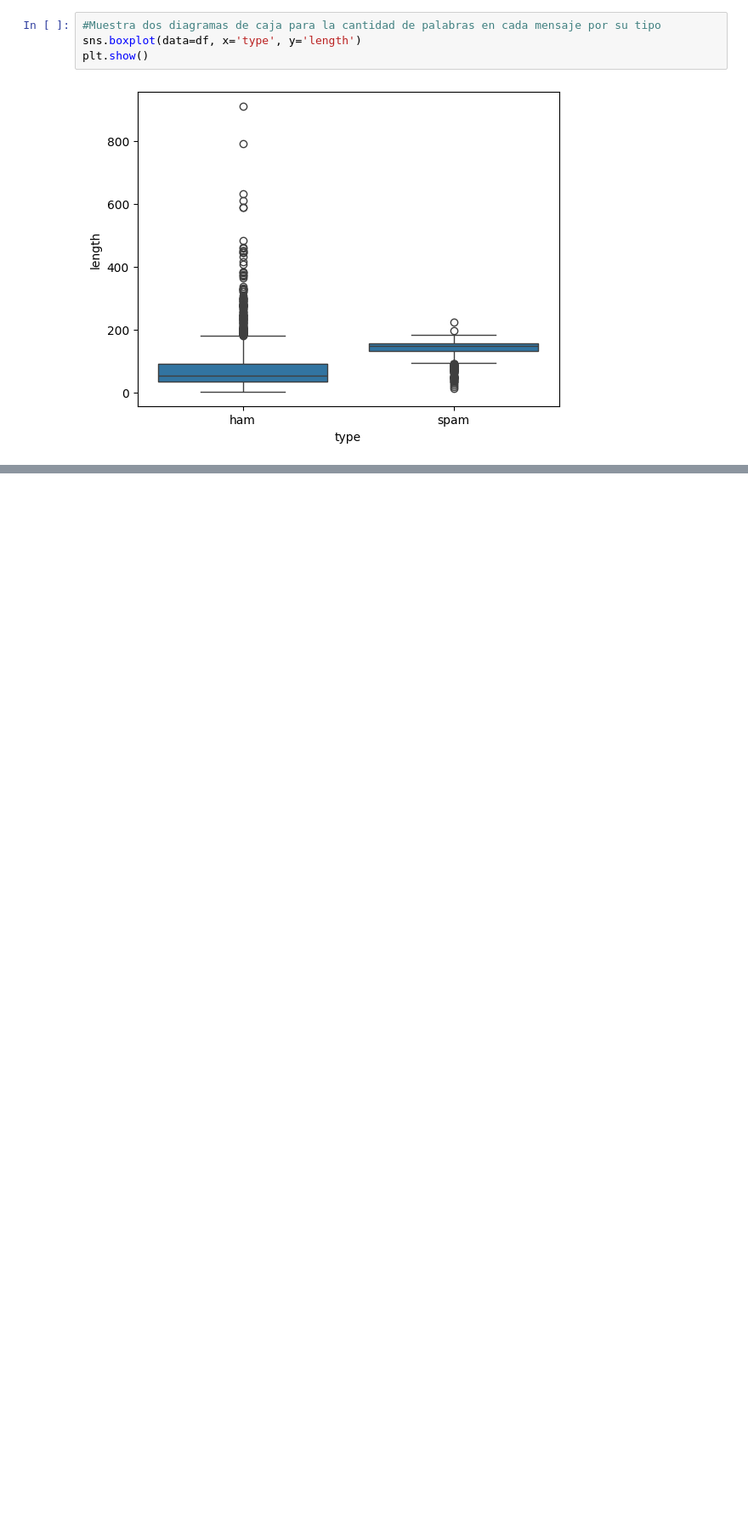
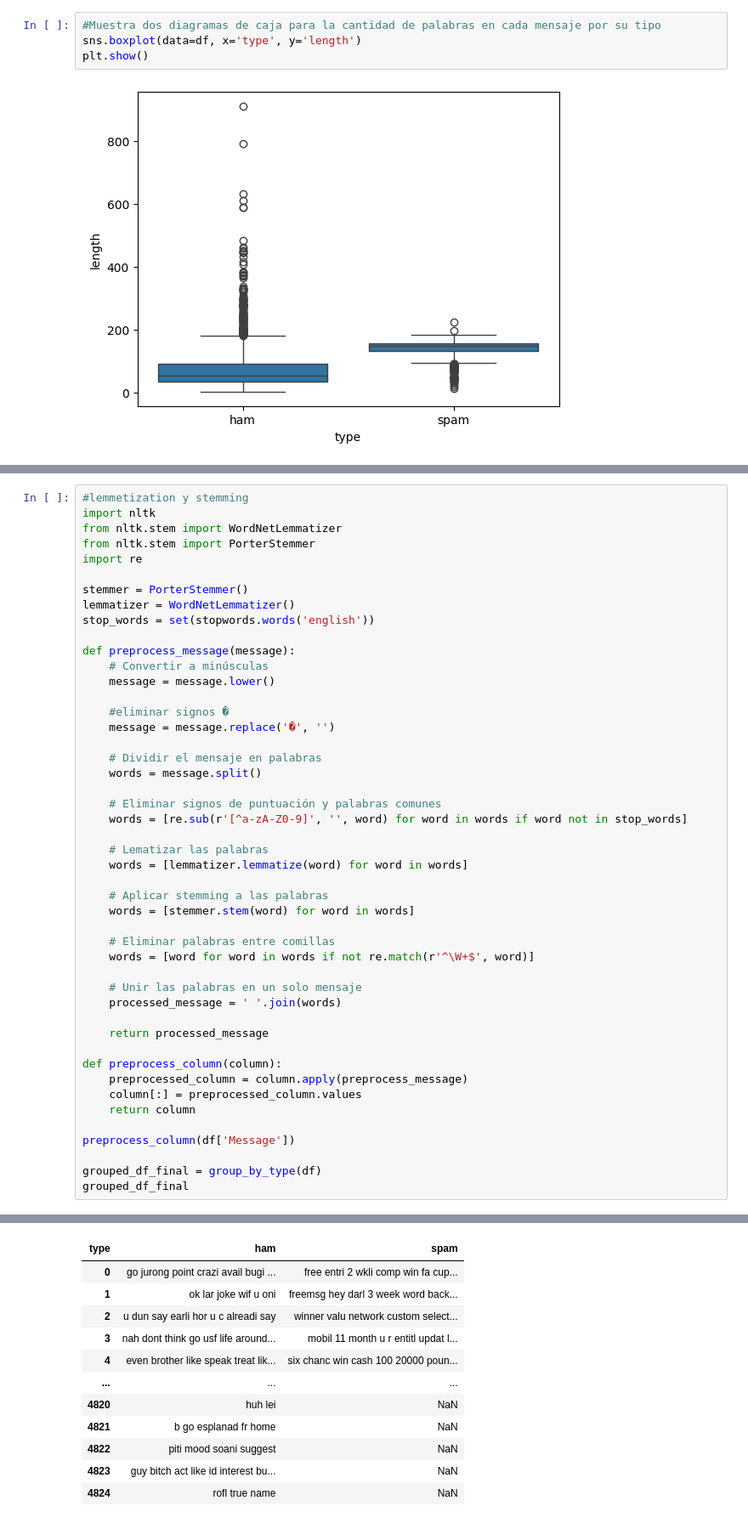
Before and after one commit to ManuelR11/Proyecto02_IA, a Jupyter notebook: Proyecto02.ipynb, the cells around one changed output, grey strips where cells are left out. Shown: that part at 85% size. Cells and saved outputs as stored; diff of their text form; blank space fills up the shorter version.

```diff
--- a/Proyecto02.ipynb
+++ b/Proyecto02.ipynb
@@ -75,0 +133,48 @@ plt.show()
+# %%
+#lemmetization y stemming
+import nltk
+from nltk.stem import WordNetLemmatizer
+from nltk.stem import PorterStemmer
+import re
+
+stemmer = PorterStemmer()
+lemmatizer = WordNetLemmatizer()
+stop_words = set(stopwords.words('english'))
+
+def preprocess_message(message):
+    # Convertir a minúsculas
+    message = message.lower()
+
+    #eliminar signos �
+    message = message.replace('�', '')
+
+    # Dividir el mensaje en palabras
+    words = message.split()
+
+    # Eliminar signos de puntuación y palabras comunes
+    words = [re.sub(r'[^a-zA-Z0-9]', '', word) for word in words if word not in stop_words]
+
+    # Lematizar las palabras
+    words = [lemmatizer.lemmatize(word) for word in words]
+
+    # Aplicar stemming a las palabras
+    words = [stemmer.stem(word) for word in words]
+
+    # Eliminar palabras entre comillas
+    words = [word for word in words if not re.match(r'^\W+$', word)]
+
+    # Unir las palabras en un solo mensaje
+    processed_message = ' '.join(words)
+
+    return processed_message
+
+def preprocess_column(column):
+    preprocessed_column = column.apply(preprocess_message)
+    column[:] = preprocessed_column.values
+    return column
+
+preprocess_column(df['Message'])
+
+grouped_df_final = group_by_type(df)
+grouped_df_final
+# %% [output]
@@ -75,0 +185,12 @@ plt.show()
+| type | ham | spam |
+| 0 | go jurong point crazi avail bugi ... | free entri 2 wkli comp win fa cup... |
+| 1 | ok lar joke wif u oni | freemsg hey darl 3 week word back... |
+| 2 | u dun say earli hor u c alreadi say | winner valu network custom select... |
+| 3 | nah dont think go usf life around... | mobil 11 month u r entitl updat l... |
+| 4 | even brother like speak treat lik... | six chanc win cash 100 20000 poun... |
+| ... | ... | ... |
+| 4820 | huh lei | NaN |
+| 4821 | b go esplanad fr home | NaN |
+| 4822 | piti mood soani suggest | NaN |
+| 4823 | guy bitch act like id interest bu... | NaN |
+| 4824 | rofl true name | NaN |
```
Also changed, not shown: parts of 7 cells of this notebook.
